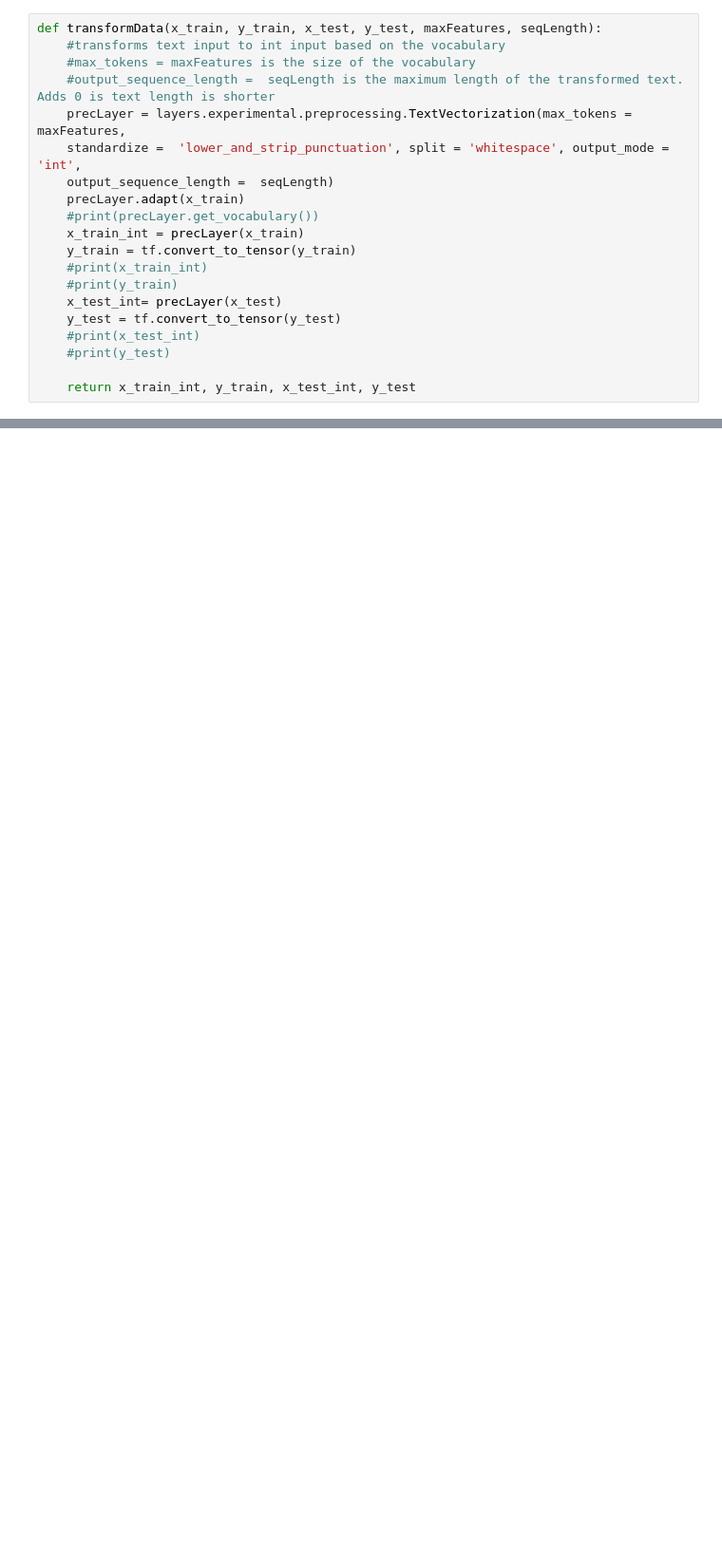
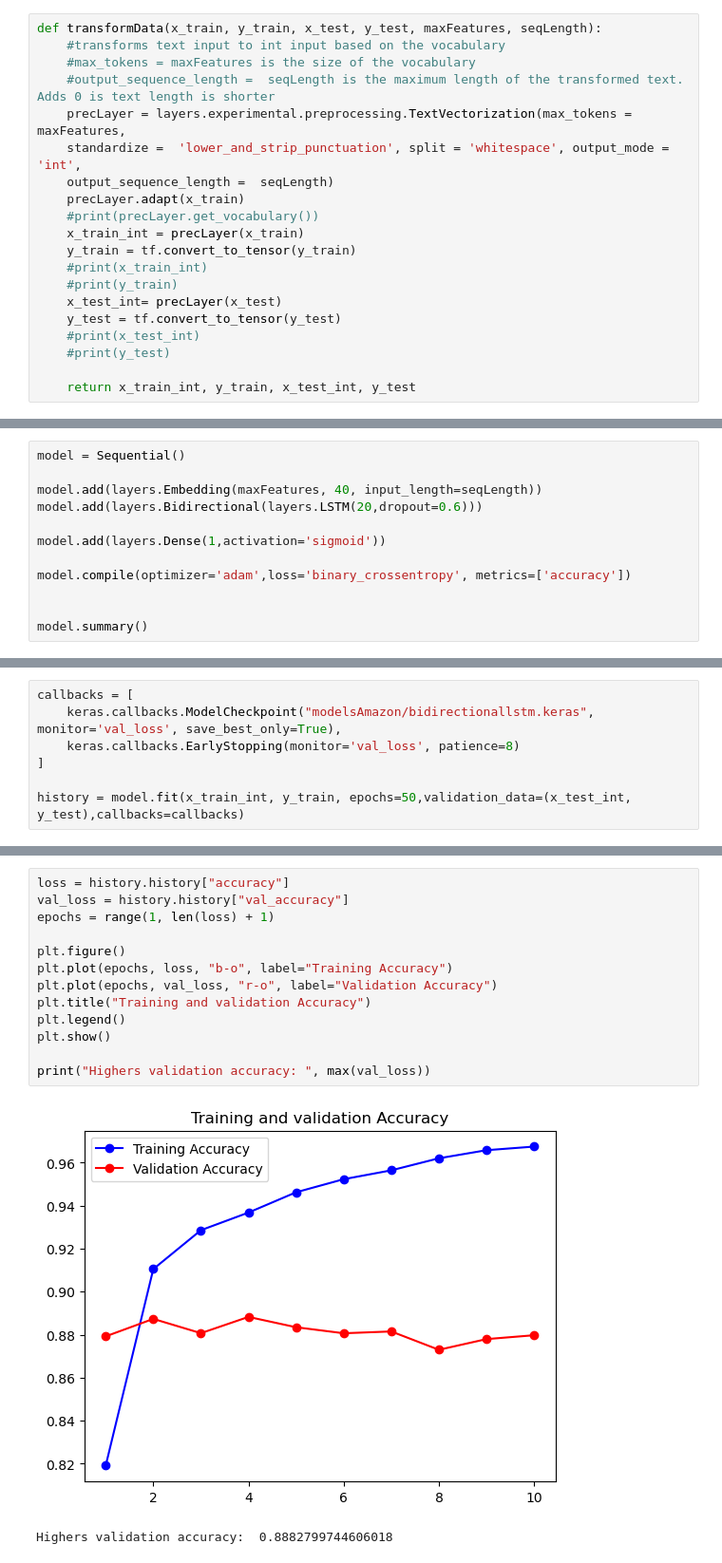
Before and after one commit to Dunque/DL-P2, a Jupyter notebook: generateAmazonDataset.ipynb, the cells around one changed output, grey strips where cells are left out. Shown: that part at 95% size. Drawn from its saved outputs; the diff is of its cells as text; blank space fills up the shorter version.

```diff
--- a/generateAmazonDataset.ipynb
+++ b/generateAmazonDataset.ipynb
@@ -67,0 +188,12 @@ maxFeatures, seqLength)
+# %%
+model = Sequential()
+
+model.add(layers.Embedding(maxFeatures, 40, input_length=seqLength))
+model.add(layers.Bidirectional(layers.LSTM(20,dropout=0.6)))
+
+model.add(layers.Dense(1,activation='sigmoid'))
+
+model.compile(optimizer='adam',loss='binary_crossentropy', metrics=['accuracy'])
+
+
+model.summary()
@@ -67,0 +217,7 @@ maxFeatures, seqLength)
+# %%
+callbacks = [
+    keras.callbacks.ModelCheckpoint("modelsAmazon/bidirectionallstm.keras", monitor='val_loss', save_best_only=True),
+    keras.callbacks.EarlyStopping(monitor='val_loss', patience=8)
+]
+
+history = model.fit(x_train_int, y_train, epochs=50,validation_data=(x_test_int, y_test),callbacks=callbacks)
@@ -67,0 +245,16 @@ maxFeatures, seqLength)
+# %%
+loss = history.history["accuracy"]
+val_loss = history.history["val_accuracy"]
+epochs = range(1, len(loss) + 1)
+
+plt.figure()
+plt.plot(epochs, loss, "b-o", label="Training Accuracy")
+plt.plot(epochs, val_loss, "r-o", label="Validation Accuracy")
+plt.title("Training and validation Accuracy")
+plt.legend()
+plt.show()
+
+print("Highers validation accuracy: ", max(val_loss))
+# %% [output]
+[figure, added]
+Highers validation accuracy:  0.8882799744606018
```
Also changed, not shown: parts of 12 cells of this notebook, 1 other file.
